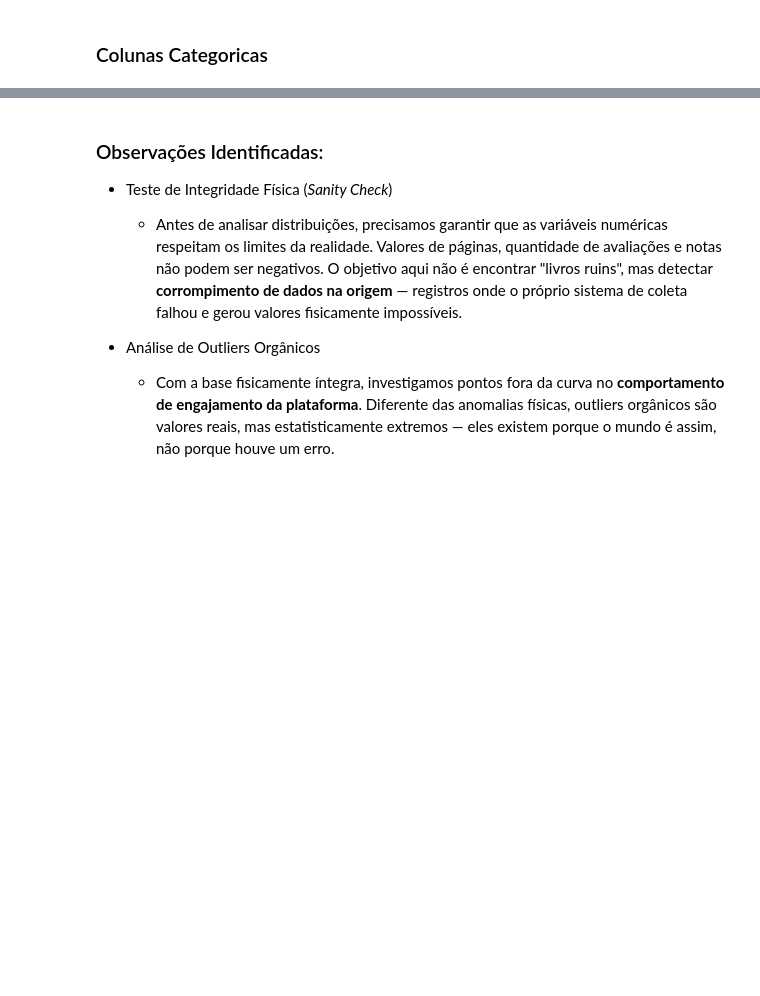
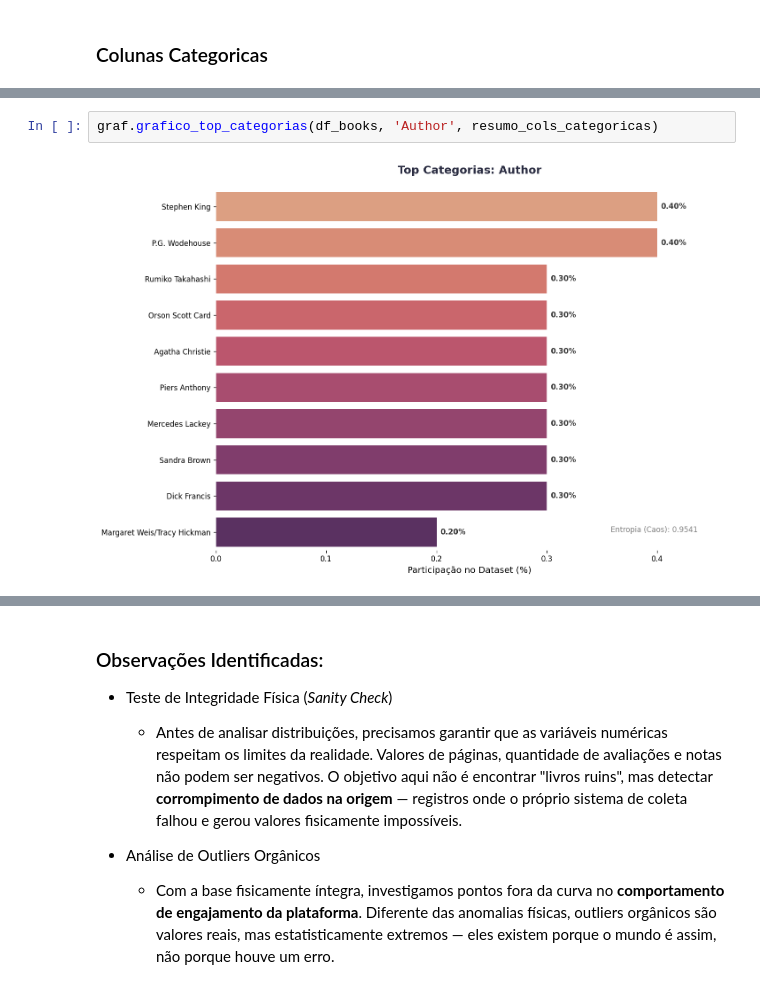
Before and after one commit to AleCecilio/entertainment_industry_performance_analysis, a Jupyter notebook: notebooks/04_eda_goodreads.ipynb, the cells around one changed output, grey strips where cells are left out. Drawn from its saved outputs; the diff is of its cells as text; blank space fills up the shorter version.

```diff
--- a/notebooks/04_eda_goodreads.ipynb
+++ b/notebooks/04_eda_goodreads.ipynb
@@ -156,0 +157,4 @@ graf.grafico_top_categorias(df_books, 'genres', resumo_cols_categoricas)
+# %%
+graf.grafico_top_categorias(df_books, 'Author', resumo_cols_categoricas)
+# %% [output]
+[figure, added]
```
Also changed, not shown: parts of 25 cells of this notebook, 5 other files.
